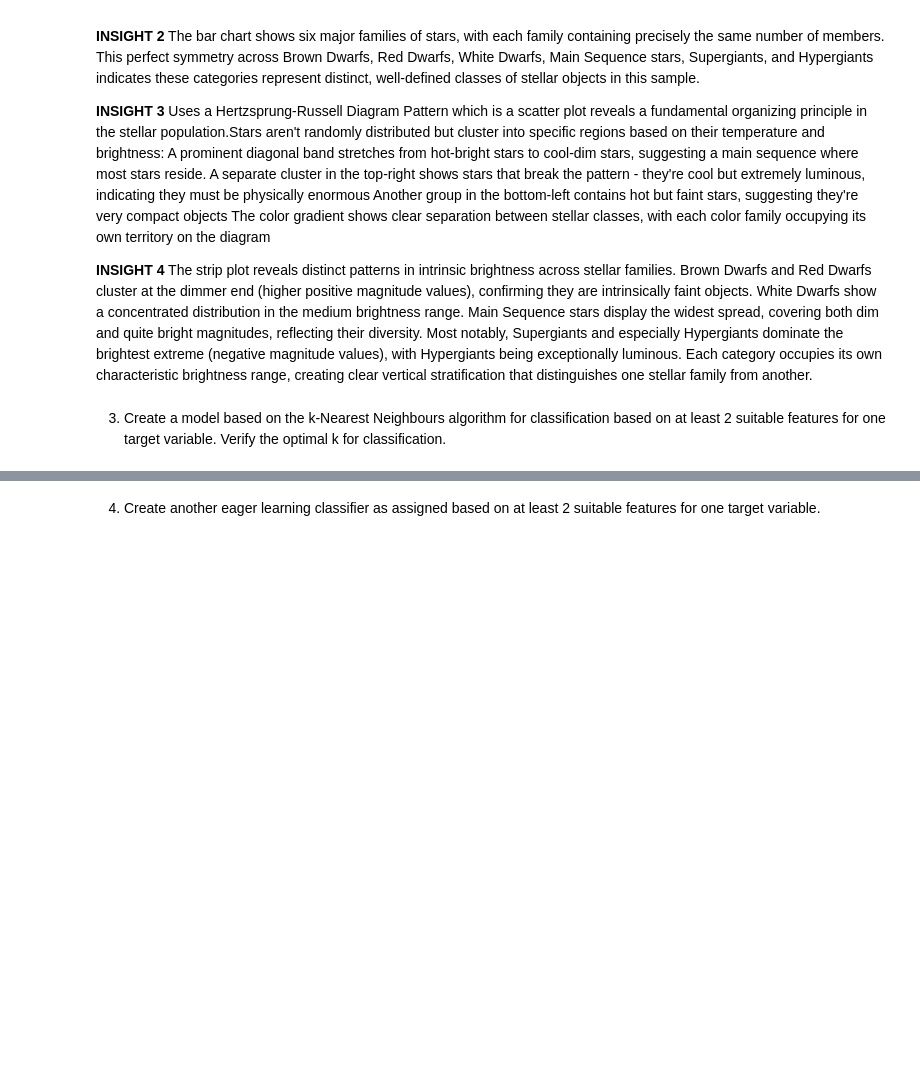
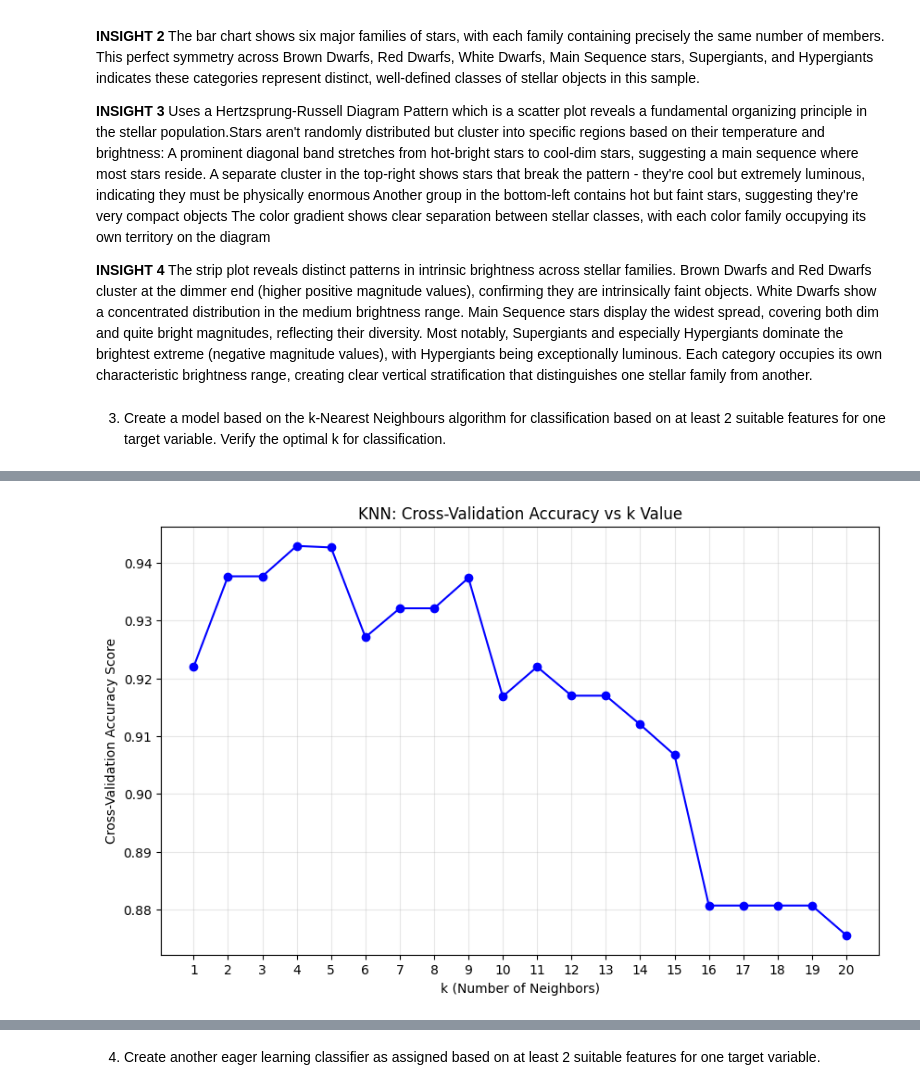
Before and after one commit to bernardDesmond23/Stars-Classification, a Jupyter notebook: Stars_classification.ipynb, the cells around one changed output, grey strips where cells are left out. Saved outputs shown, nothing was run; the diff lists cells and outputs as text; code cells hidden in the pictures; blank space fills up the shorter version.

```diff
--- a/Stars_classification.ipynb
+++ b/Stars_classification.ipynb
@@ -202,0 +126,77 @@ This confirms that KNN is effective for this dataset, especially because star gr
+# %%
+
+
+import pandas as pd
+import numpy as np
+import matplotlib.pyplot as plt
+from sklearn.model_selection import train_test_split
+from sklearn.preprocessing import StandardScaler
+from sklearn.neighbors import KNeighborsClassifier
+from sklearn.metrics import accuracy_score
+from sklearn.model_selection import cross_val_score
+
+# Feature Selection using Correlation Analysis
+print("=== FEATURE SELECTION FOR KNN ===")
+correlation_matrix = df.corr(numeric_only=True)
+target_correlation = correlation_matrix['Star type'].sort_values(ascending=False)
+
+print("Correlation with Star Type:")
+print(target_correlation)
+
+# Select top 2 features for KNN (excluding the target itself)
+knn_features = target_correlation.index[1:3].tolist()
+print(f"\nSelected features for KNN: {knn_features}")
+
+# 1. Define Features (X) and Target (y) for KNN
+X_knn = df[knn_features]
+y_knn = df['Star type']
+
+print(f"\nKNN Feature shapes: X={X_knn.shape}, y={y_knn.shape}")
+
+# 2. Split the data
+X_train_knn, X_test_knn, y_train_knn, y_test_knn = train_test_split(
+    X_knn, y_knn, test_size=0.2, random_state=42, stratify=y_knn
+)
+
+# 3. Scale the features
+scaler_knn = StandardScaler()
+X_train_knn_scaled = scaler_knn.fit_transform(X_train_knn)
+X_test_scaled = scaler_knn.transform(X_test_knn)
+
+
+
+print("\n=== FINDING OPTIMAL K VALUE WITH CROSS-VALIDATION ===")
+accuracy_scores = []
+k_values = range(1, 21)
+
+for k in k_values:
+    model = KNeighborsClassifier(n_neighbors=k)
+    # Use 5-fold cross-validation instead of single train-test split
+    cv_scores = cross_val_score(model, X_train_knn_scaled, y_train_knn, cv=5)
+    accuracy_scores.append(cv_scores.mean())  # Use average of cross-validation scores
+
+# Plot k vs accuracy
+plt.figure(figsize=(10, 6))
+plt.plot(k_values, accuracy_scores, marker='o', linestyle='-', color='b')
+plt.title('KNN: Cross-Validation Accuracy vs k Value')
+plt.xlabel('k (Number of Neighbors)')
+plt.ylabel('Cross-Validation Accuracy Score')
+plt.grid(True, alpha=0.3)
+plt.xticks(k_values)
+plt.show()
+
+# Find optimal k based on cross-validation
+optimal_k = k_values[np.argmax(accuracy_scores)]
+optimal_accuracy = max(accuracy_scores)
+print(f"Optimal k (with cross-validation): {optimal_k} with CV accuracy: {optimal_accuracy:.4f}")
+
+# 5. Train final KNN model with optimal k
+knn_model = KNeighborsClassifier(n_neighbors=optimal_k)
+knn_model.fit(X_train_knn_scaled, y_train_knn)
+knn_pred = knn_model.predict(X_test_scaled)
+
+# 6. Evaluate KNN model
+knn_accuracy = accuracy_score(y_test_knn, knn_pred)
+print(f"\n=== KNN MODEL RESULTS ===")
+print(f"Final KNN Accuracy with k={optimal_k}: {knn_accuracy:.4f}")
+# %% [output]
@@ -202,0 +217 @@ This confirms that KNN is effective for this dataset, especially because star gr
+[figure, added]
```
Also changed, not shown: parts of 9 cells of this notebook.
